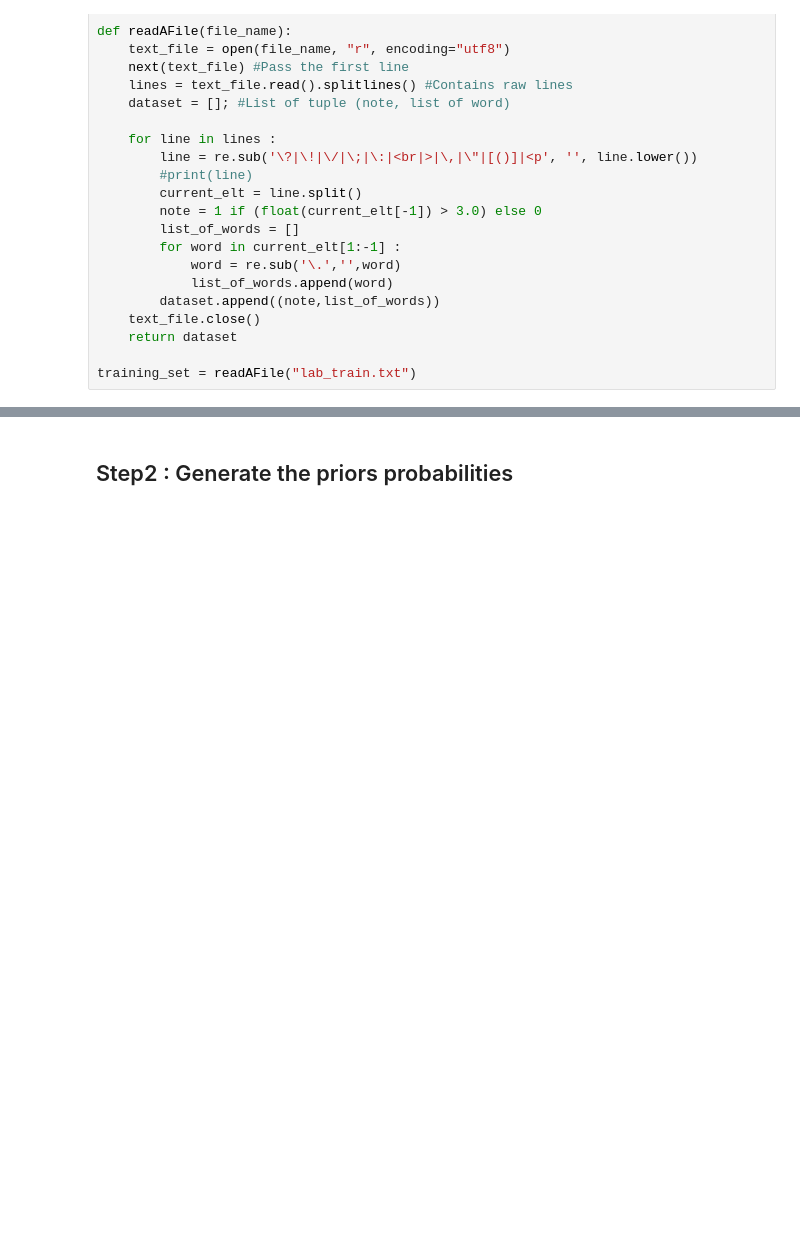
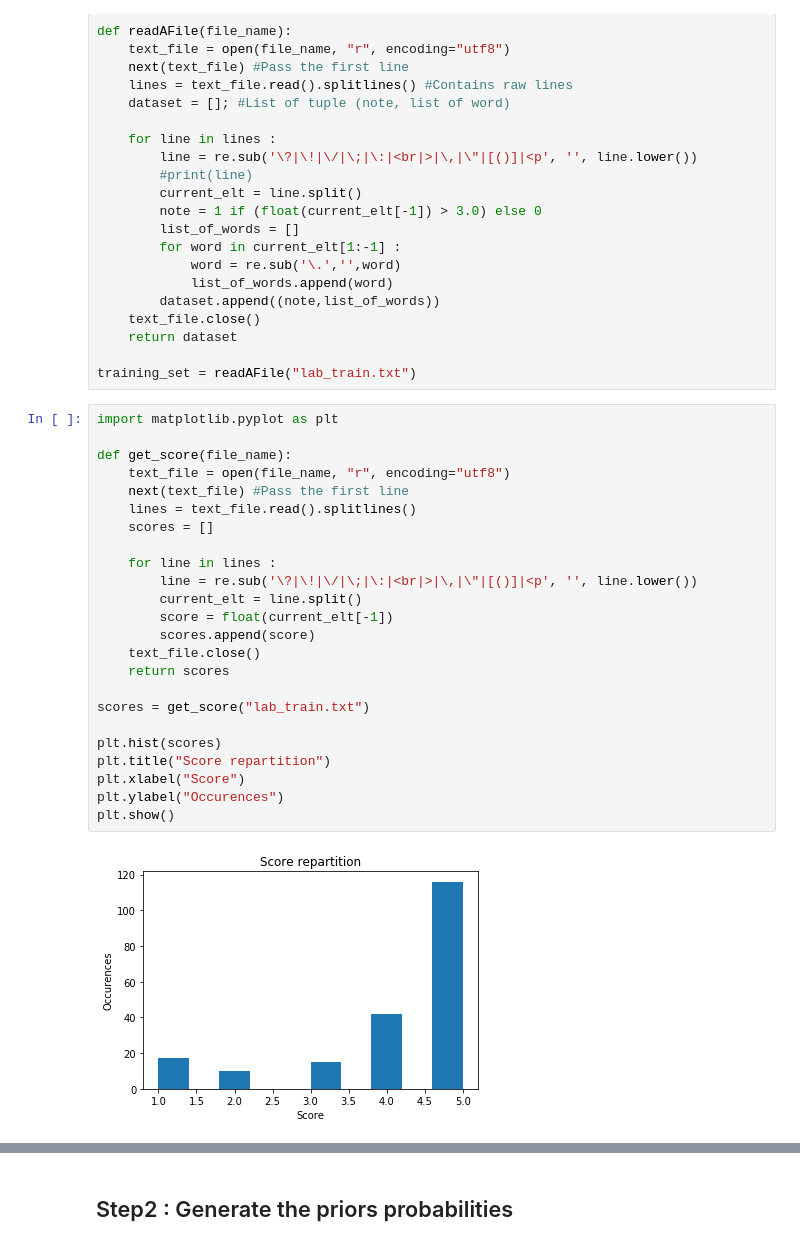
Before and after one commit to MlleMargauxLedieu/Simple-ML-Algorithms, a Jupyter notebook: lab1.ipynb, the cells around one changed output, grey strips where cells are left out. Saved outputs shown, nothing was run; the diff lists cells and outputs as text; blank space fills up the shorter version.

Commit message:
Finished first part

```diff
--- a/lab1.ipynb
+++ b/lab1.ipynb
@@ -40,6 +40,32 @@ def readAFile(file_name):
     return dataset
 
 training_set = readAFile("lab_train.txt")
+# %%
+import matplotlib.pyplot as plt
+
+def get_score(file_name):
+    text_file = open(file_name, "r", encoding="utf8")
+    next(text_file) #Pass the first line
+    lines = text_file.read().splitlines()
+    scores = []
+
+    for line in lines :
+        line = re.sub('\?|\!|\/|\;|\:|<br|>|\,|\"|[()]|<p', '', line.lower())
+        current_elt = line.split()
+        score = float(current_elt[-1])
+        scores.append(score)
+    text_file.close()
+    return scores
+
+scores = get_score("lab_train.txt")
+
+plt.hist(scores)
+plt.title("Score repartition")
+plt.xlabel("Score")
+plt.ylabel("Occurences")
+plt.show()
+# %% [output]
+[figure, added]
 # %%
 #Add special words from training data into dictionnary
 for data in training_set:
```
Also changed, not shown: parts of 3 cells of this notebook.
